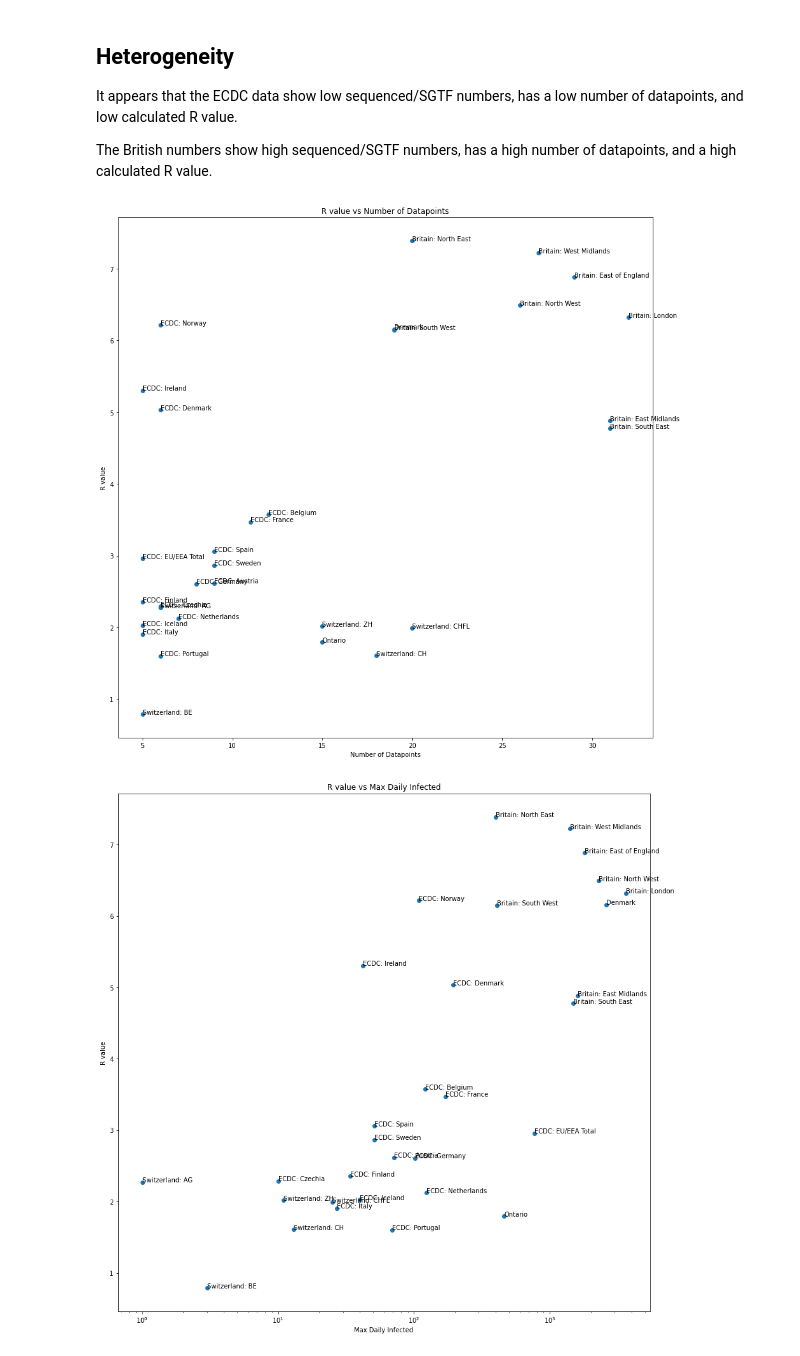
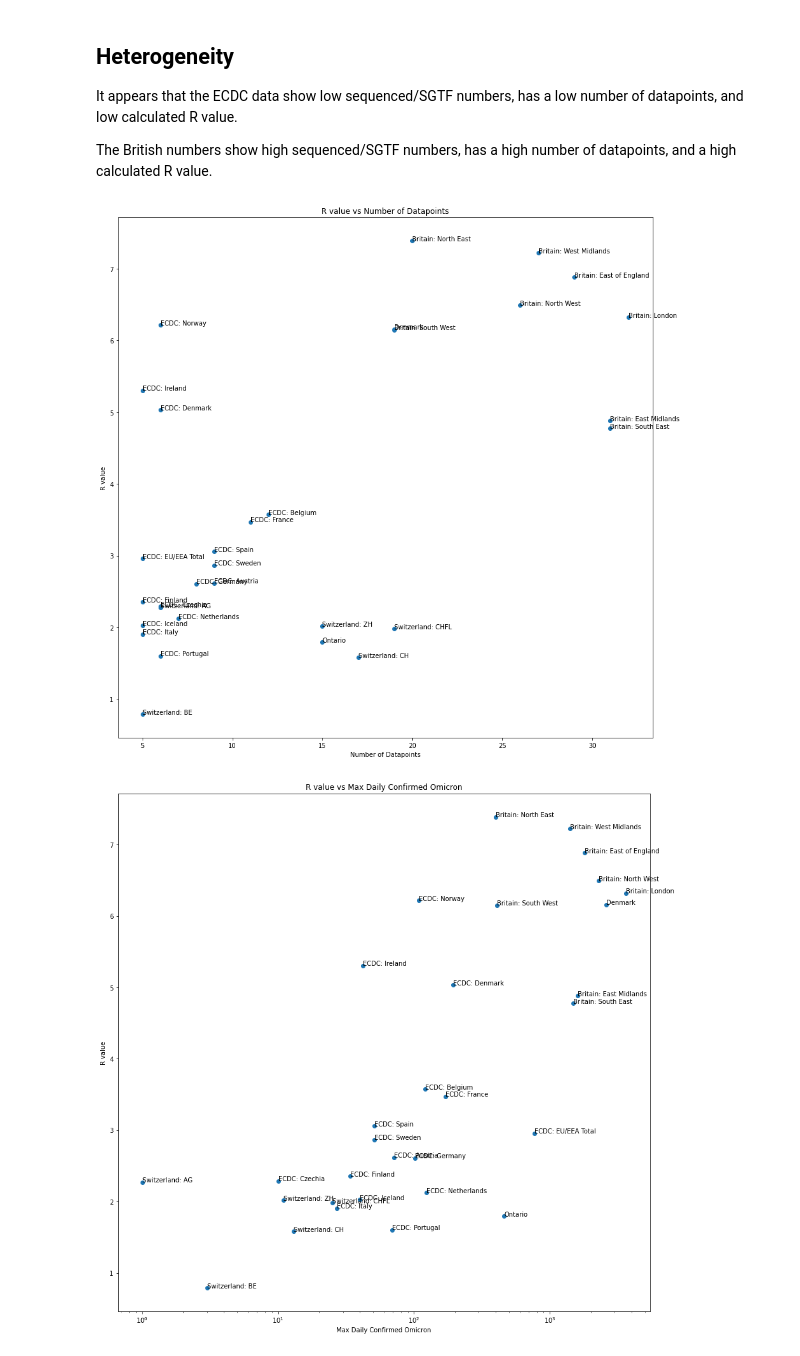
Before and after one commit to rrjzhang/omicron_dive, a Jupyter notebook: r0_calcs.ipynb, the cells around one changed output. Drawn from its saved outputs; the diff is of its cells as text; code cells hidden in the pictures.

Commit message:
change verbiage and add CUTOFF_DATE constant

```diff
--- a/r0_calcs.ipynb
+++ b/r0_calcs.ipynb
@@ -29,6 +35,7 @@ import numpy as np
 # %%
 GEN_TIME = 5.2
 MIN_DATAPOINTS = 5
+DATE_CUTOFF = pd.to_datetime('2021-11-11')
 # %%
 owid = pd.read_csv('./data/owid_global/owid-covid-data.csv')
 owid['date'] = pd.to_datetime(owid['date'])
@@ -149,6 +155,7 @@ ontario_base['new_cases'] = ontario_base['Confirmed Positive']
 ontario_df = pd.merge(ontario_csv, ontario_base[['date', 'new_cases']], how='inner')
 ontario_df.sort_values('date', inplace=True)
 
+ontario_df = ontario_df[ontario_df['date'] >= DATE_CUTOFF]
 # hard remove one data point from 2021-11-08
 
 ontario_df.loc[ontario_df['date'] == pd.to_datetime('2021-11-08'),'sgtf_count'] = 0
@@ -215,7 +224,7 @@ swiss_base['new_cases'] = swiss_base['entries']
 swiss_base_agg = swiss_base.groupby(['date', 'geoRegion']).aggregate({'new_cases': 'sum'}).reset_index()
 
 swiss_df = pd.merge(swiss_base_agg, swiss_strain_agg, how='inner')
-
+swiss_df = swiss_df[swiss_df['date'] >= DATE_CUTOFF]
 swiss_agg_df = swiss_df.groupby(['date']).aggregate({'sgtf_count': 'sum', 'non_sgtf_count': 'sum', 'new_cases': 'sum'}).reset_index()
 # %%
 joins, implied_rt = impute_and_fit(swiss_agg_df)
@@ -382,17 +384,17 @@ rn = linregress(ns,rs)
 ax.set_title("R value vs Number of Datapoints")
 plt.show()
 # %% [output]
-[figure, old version]
+[figure, new version]
 # %%
 fig, ax = plt.subplots(figsize=(15,15))
 ax.scatter(maxs, rs)
 for i, label in enumerate(names):
     ax.annotate(label, (maxs[i], rs[i]))
 ax.set_ylabel("R value")
-ax.set_xlabel("Max Daily Infected")
+ax.set_xlabel("Max Daily Confirmed Omicron")
 rn = linregress(maxs,rs)
 ax.set_xscale('log')
-ax.set_title("R value vs Max Daily Infected")
+ax.set_title("R value vs Max Daily Confirmed Omicron")
 plt.show()
 # %% [output]
-[figure, old version]
+[figure, new version]
```
Also changed, not shown: parts of 12 cells of this notebook.
